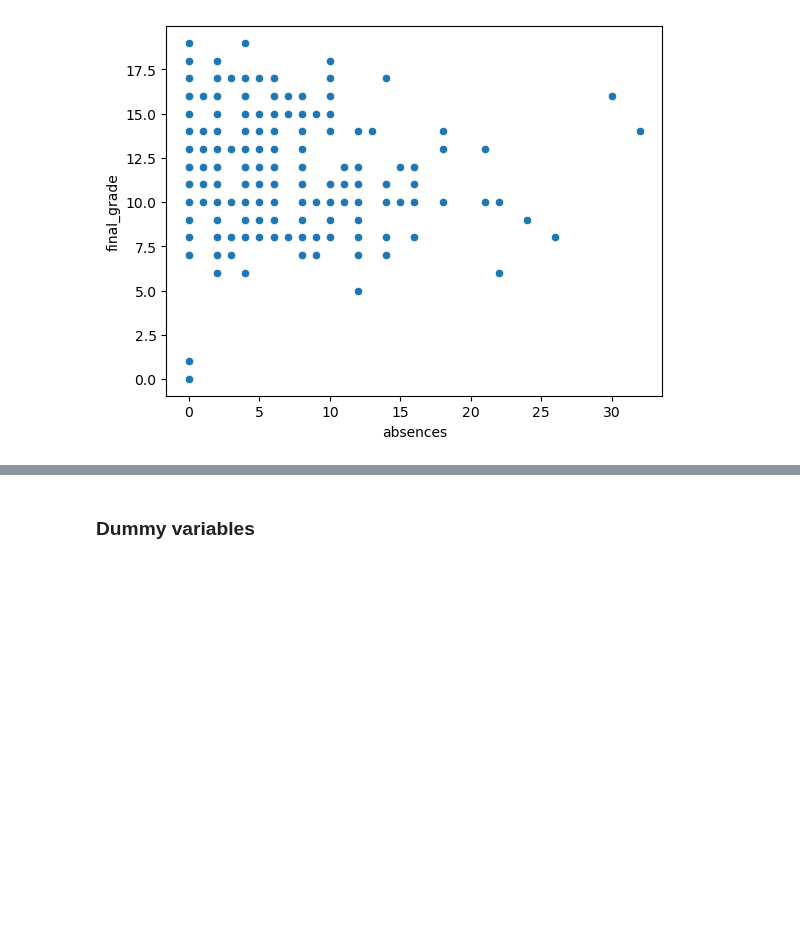
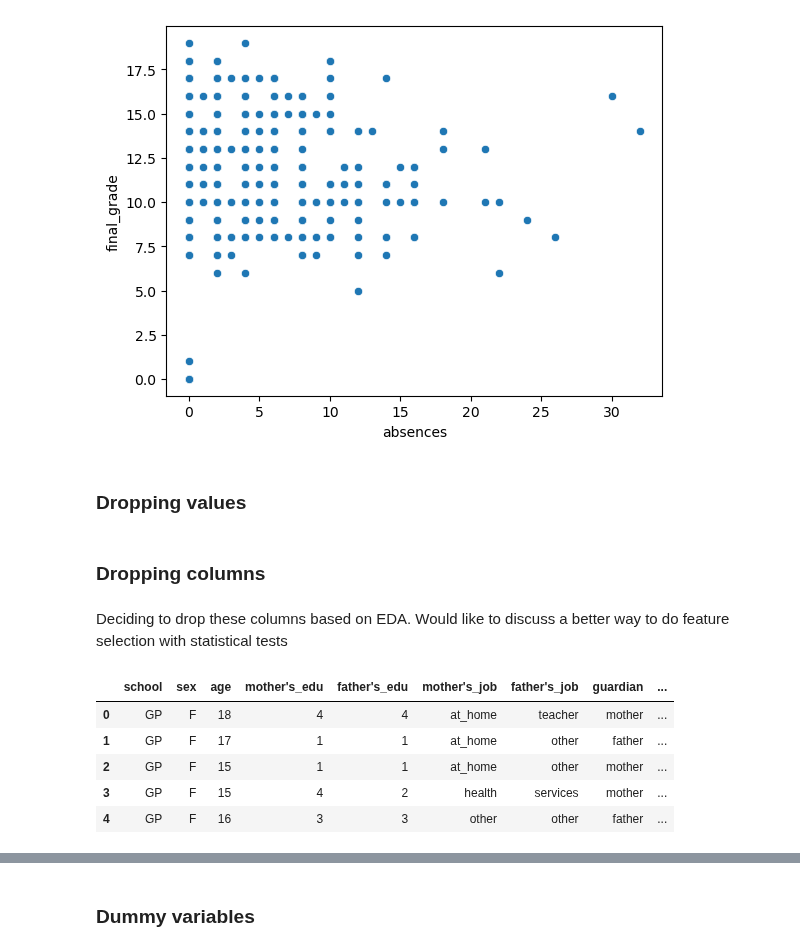
Before and after one commit to cshields164/end-of-phase1-project, a Jupyter notebook: code/data_prep/02a_clean_por_df.ipynb, the cells around one changed output, grey strips where cells are left out. Cells and saved outputs as stored; diff of their text form; code cells hidden in the pictures; blank space fills up the shorter version.

```diff
--- a/code/data_prep/02a_clean_por_df.ipynb
+++ b/code/data_prep/02a_clean_por_df.ipynb
@@ -138,3 +138,5 @@ sns.scatterplot(data=portuguese, x='absences', y='final_grade')
 # %% [output]
 <Axes: xlabel='absences', ylabel='final_grade'>
 [figure]
+# %% [markdown]
+### Dropping values
@@ -140,0 +145,4 @@ sns.scatterplot(data=portuguese, x='absences', y='final_grade')
+# %% [markdown]
+### Dropping columns
+# %% [markdown]
+Deciding to drop these columns based on EDA. Would like to discuss a better way to do feature selection with statistical tests
@@ -140,0 +169,9 @@ sns.scatterplot(data=portuguese, x='absences', y='final_grade')
+# %%
+portuguese_drop.head()
+# %% [output]
+|  | school | sex | age | mother's_edu | father's_edu | mother's_job | father's_job | guardian | ... |
+| 0 | GP | F | 18 | 4 | 4 | at_home | teacher | mother | ... |
+| 1 | GP | F | 17 | 1 | 1 | at_home | other | father | ... |
+| 2 | GP | F | 15 | 1 | 1 | at_home | other | mother | ... |
+| 3 | GP | F | 15 | 4 | 2 | health | services | mother | ... |
+| 4 | GP | F | 16 | 3 | 3 | other | other | father | ... |
```
Also changed, not shown: parts of 5 cells of this notebook, 5 other files.
